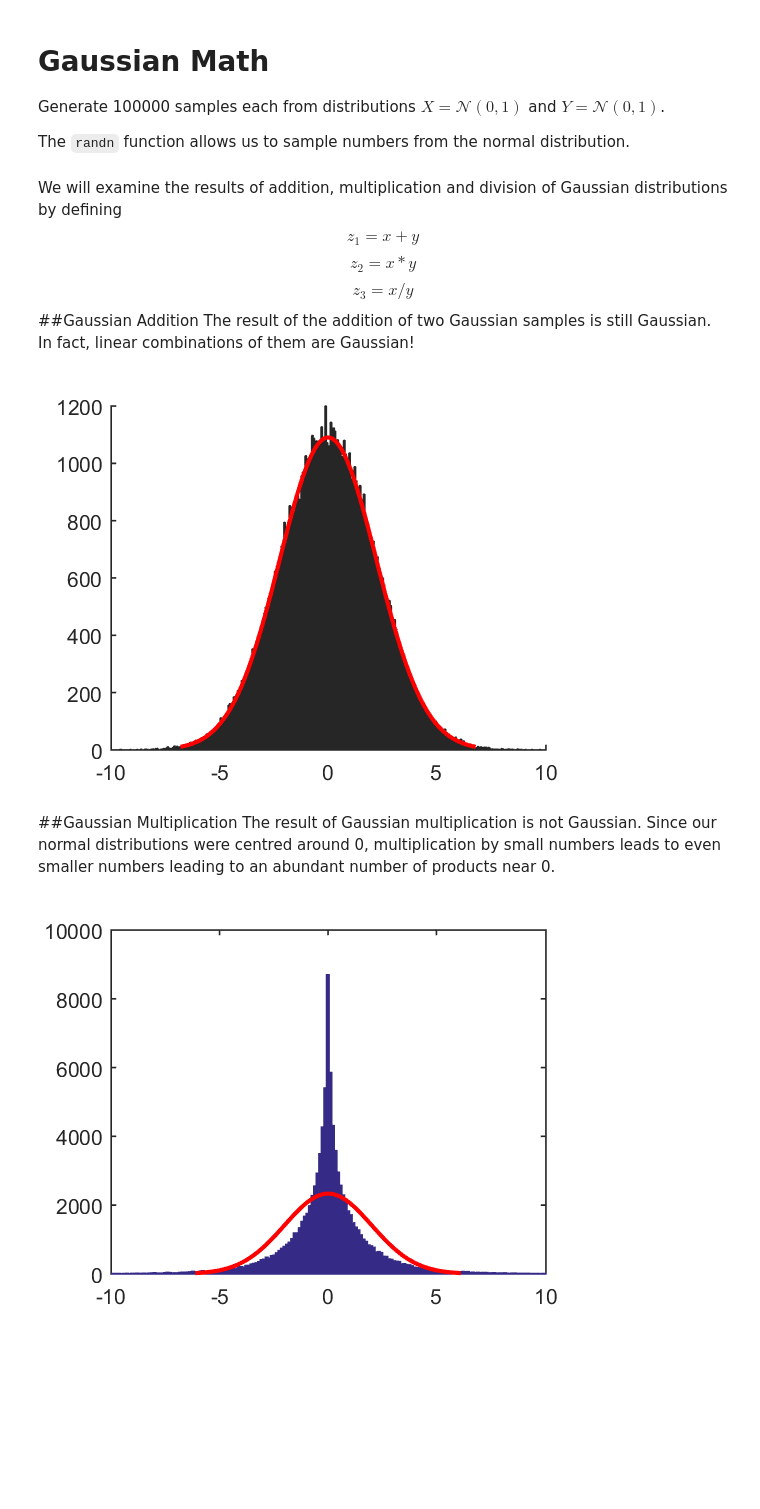
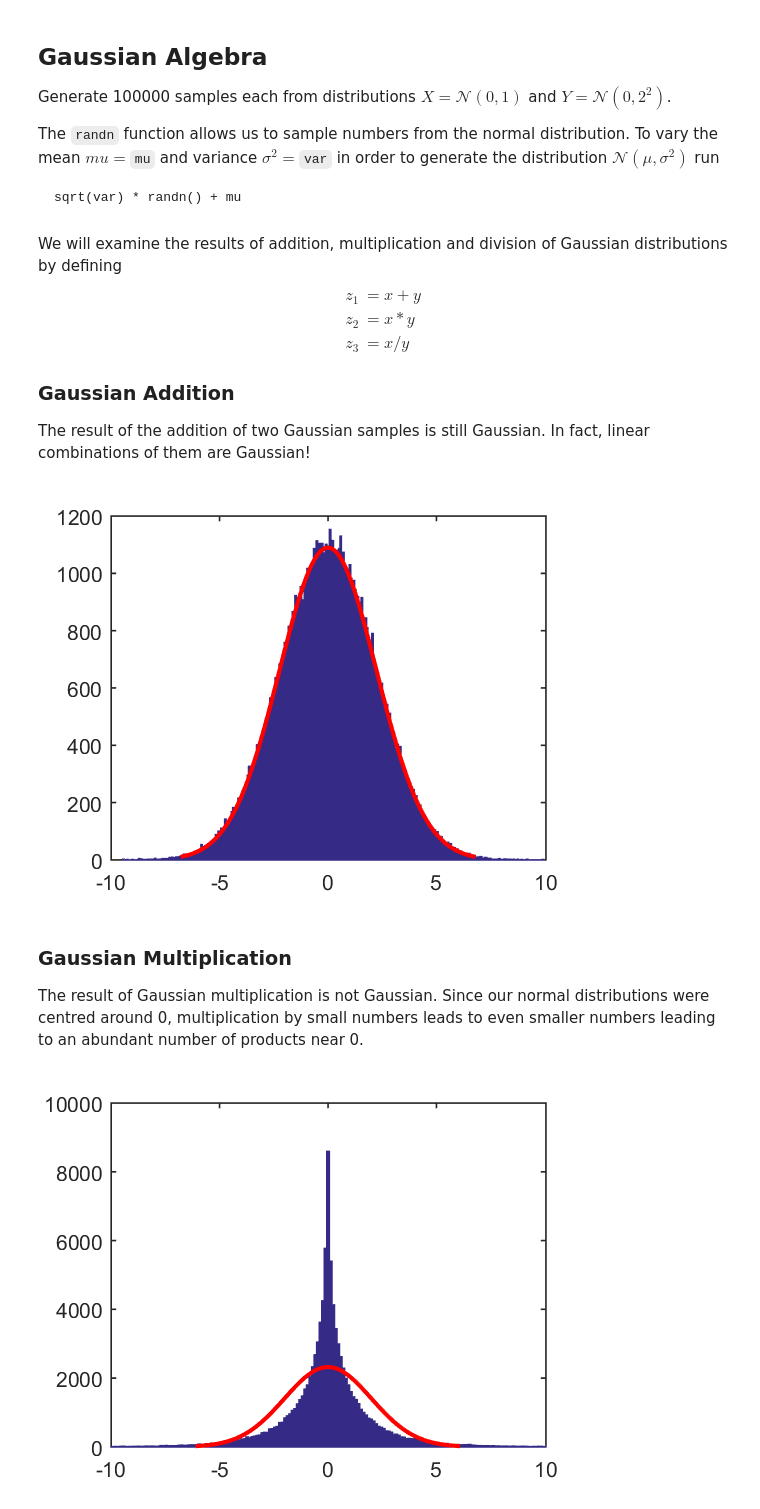
Before and after one commit to cglwn/mobile-robotics, a Jupyter notebook: GaussianMath.ipynb, the cells around one changed output. Saved outputs shown, nothing was run; the diff lists cells and outputs as text; code cells hidden in the pictures; blank space fills up the shorter version.

Commit message:
Cleaned up GaussianMath notebook and added RandomNoise notebook.

````diff
--- a/GaussianMath.ipynb
+++ b/GaussianMath.ipynb
@@ -1,28 +1,34 @@
 # %% [markdown]
-# Gaussian Math
-Generate 100000 samples each from distributions $X=\mathcal{N}(0,1)$ and $Y=\mathcal{N}(0, 1)$.
+## Gaussian Algebra
+Generate 100000 samples each from distributions $X=\mathcal{N}(0,1)$ and $Y=\mathcal{N}(0, 2^2)$.
 
-The `randn` function allows us to sample numbers from the normal distribution.
+The `randn` function allows us to sample numbers from the normal distribution. To vary the mean $mu =$`mu` and variance $\sigma^2 =$`var` in order to generate the distribution $\mathcal{N}(\mu, \sigma^2)$ run
+
+```
+sqrt(var) * randn() + mu
+```
 # %%
 n = 100000;
 x = randn(n, 1);
 y = 2 * randn(n, 1);
 # %% [markdown]
 We will examine the results of addition, multiplication and division of Gaussian distributions by defining
-$$z_1 = x + y$$
-$$z_2 = x * y$$
-$$z_3 = x / y$$
-##Gaussian Addition
+$$\begin{align*}
+z_1 &= x + y\\
+z_2 &= x * y\\
+z_3 &= x / y
+\end{align*}
+$$
+### Gaussian Addition
 The result of the addition of two Gaussian samples is still Gaussian. In fact, linear combinations of them are Gaussian!
 # %%
 z1 = x + y;
-figure(1);clf;hold on;
 histfit(z1);
 xlim([-10 10])
 # %% [output]
-[figure, old version]
+[figure, new version]
 # %% [markdown]
-##Gaussian Multiplication
+### Gaussian Multiplication
 The result of Gaussian multiplication is not Gaussian. Since our normal distributions were centred around 0, multiplication by small numbers leads to even smaller numbers leading to an abundant number of products near 0.
 # %%
 z2 = x .* y;
````
Also changed, not shown: parts of 4 cells of this notebook.
